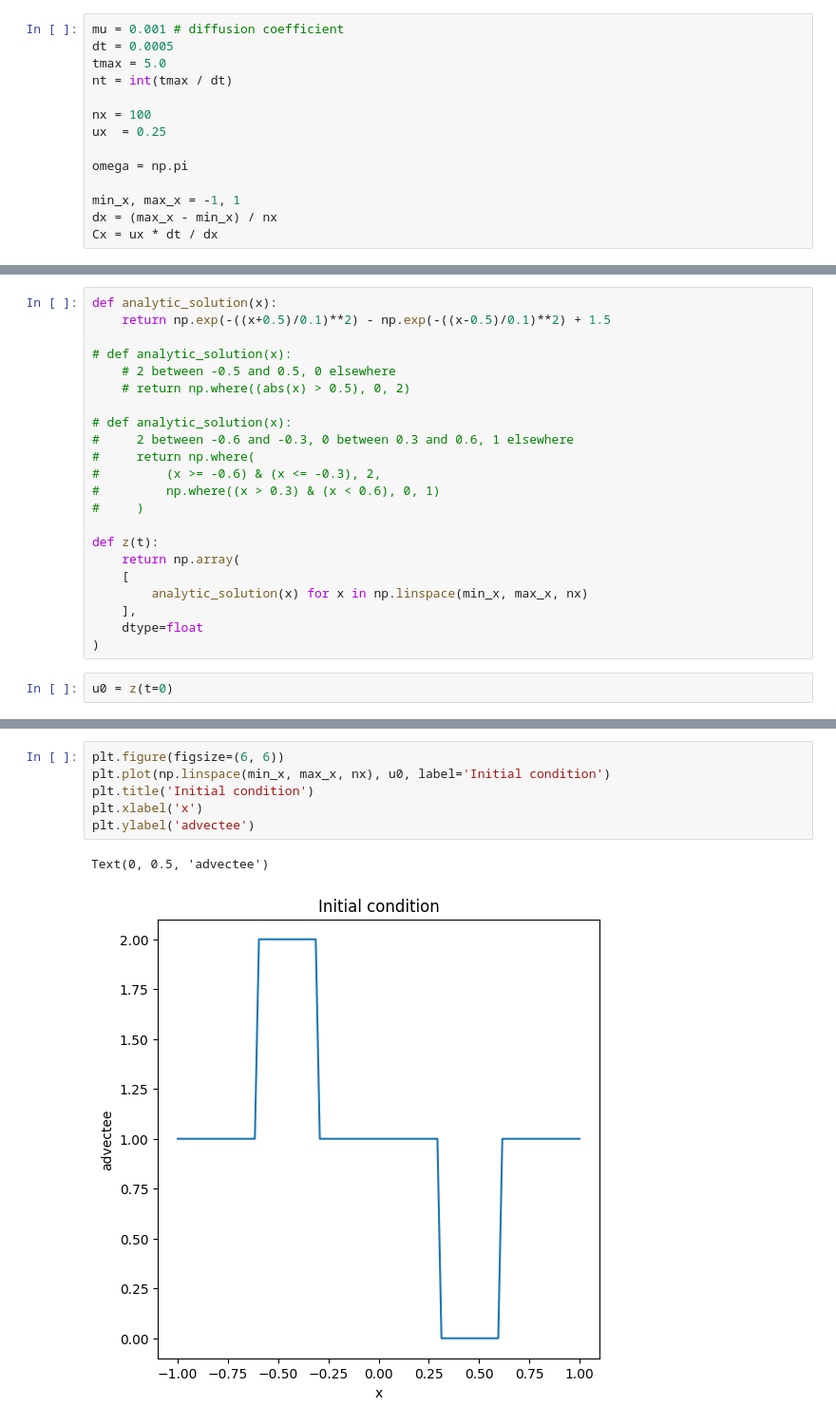
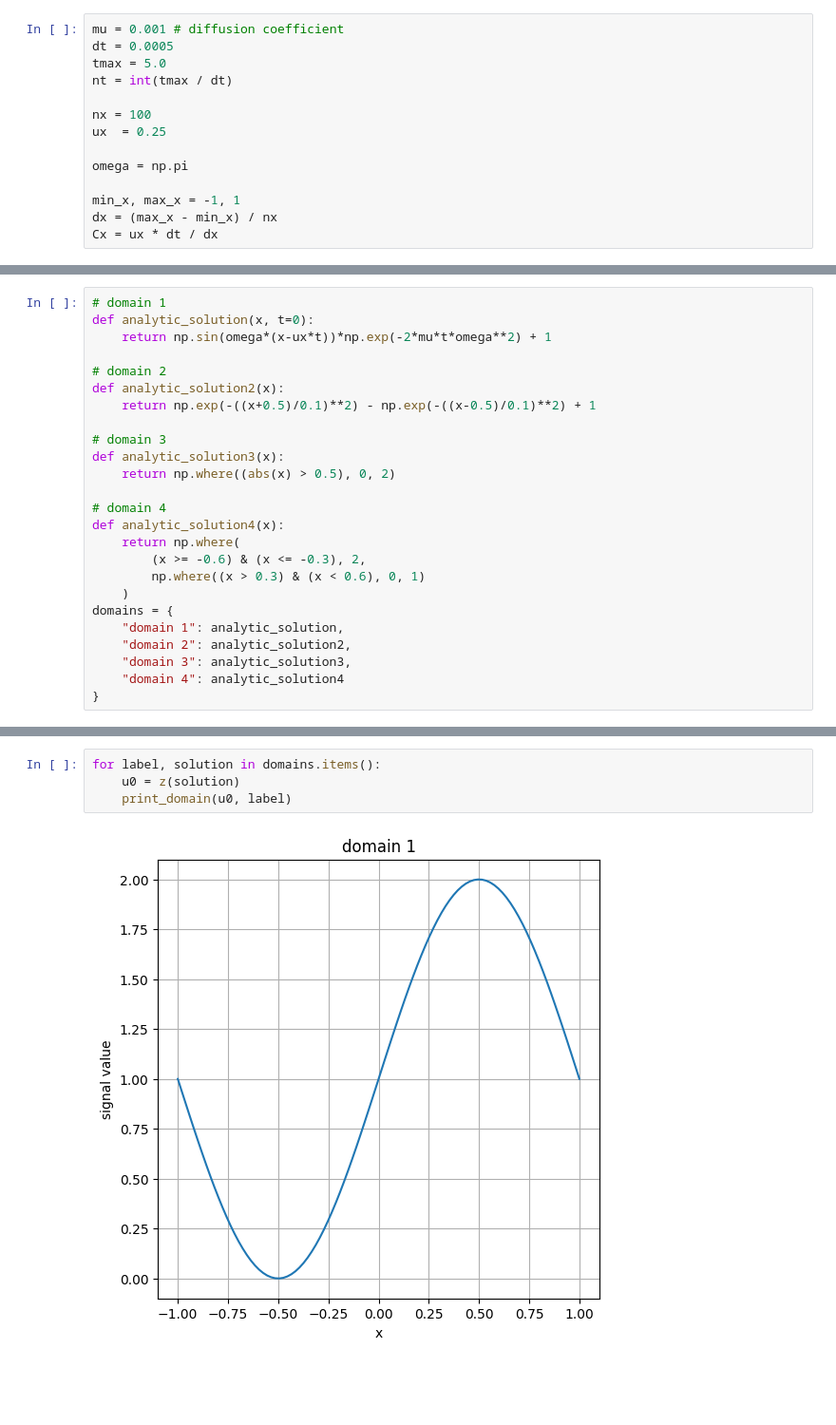
Before and after one commit to pawelmagnu/PyMPDATA, a Jupyter notebook: fluxes/second_advection.ipynb, the cells around one changed output, grey strips where cells are left out. Shown at 95% size. Cells and saved outputs as stored; diff of their text form; blank space fills up the shorter version.

```diff
--- a/fluxes/second_advection.ipynb
+++ b/fluxes/second_advection.ipynb
@@ -26,24 +55,25 @@ Cx = ux * dt / dx
 # %%
-def analytic_solution(x):
-    return np.exp(-((x+0.5)/0.1)**2) - np.exp(-((x-0.5)/0.1)**2) + 1.5
+# domain 1
+def analytic_solution(x, t=0):
+    return np.sin(omega*(x-ux*t))*np.exp(-2*mu*t*omega**2) + 1
 
-# def analytic_solution(x):
-    # 2 between -0.5 and 0.5, 0 elsewhere
-    # return np.where((abs(x) > 0.5), 0, 2)
+# domain 2
+def analytic_solution2(x):
+    return np.exp(-((x+0.5)/0.1)**2) - np.exp(-((x-0.5)/0.1)**2) + 1
 
-# def analytic_solution(x):
-#     2 between -0.6 and -0.3, 0 between 0.3 and 0.6, 1 elsewhere
-#     return np.where(
-#         (x >= -0.6) & (x <= -0.3), 2,
-#         np.where((x > 0.3) & (x < 0.6), 0, 1)
-#     )
+# domain 3
+def analytic_solution3(x):
+    return np.where((abs(x) > 0.5), 0, 2)
 
-def z(t):
-    return np.array(
-    [
-        analytic_solution(x) for x in np.linspace(min_x, max_x, nx)
-    ],
-    dtype=float
-)
+# domain 4
+def analytic_solution4(x):
+    return np.where(
+        (x >= -0.6) & (x <= -0.3), 2,
+        np.where((x > 0.3) & (x < 0.6), 0, 1)
+    )
+domains = {
+    "domain 1": analytic_solution,
+    "domain 2": analytic_solution2,
+    "domain 3": analytic_solution3,
+    "domain 4": analytic_solution4
+}
-# %%
-u0 = z(t=0)
@@ -68,9 +80,6 @@ Text(0, 0.5, 'advectee')
-# %%
-plt.figure(figsize=(6, 6))
-plt.plot(np.linspace(min_x, max_x, nx), u0, label='Initial condition')
-plt.title('Initial condition')
-plt.xlabel('x')
-plt.ylabel('advectee')
-# %% [output]
-Text(0, 0.5, 'advectee')
-[figure, removed]
+# %%
+for label, solution in domains.items():
+    u0 = z(solution)
+    print_domain(u0, label)
+# %% [output]
+[figure, added]
```
Also changed, not shown: parts of 12 cells of this notebook, 1 other file.
